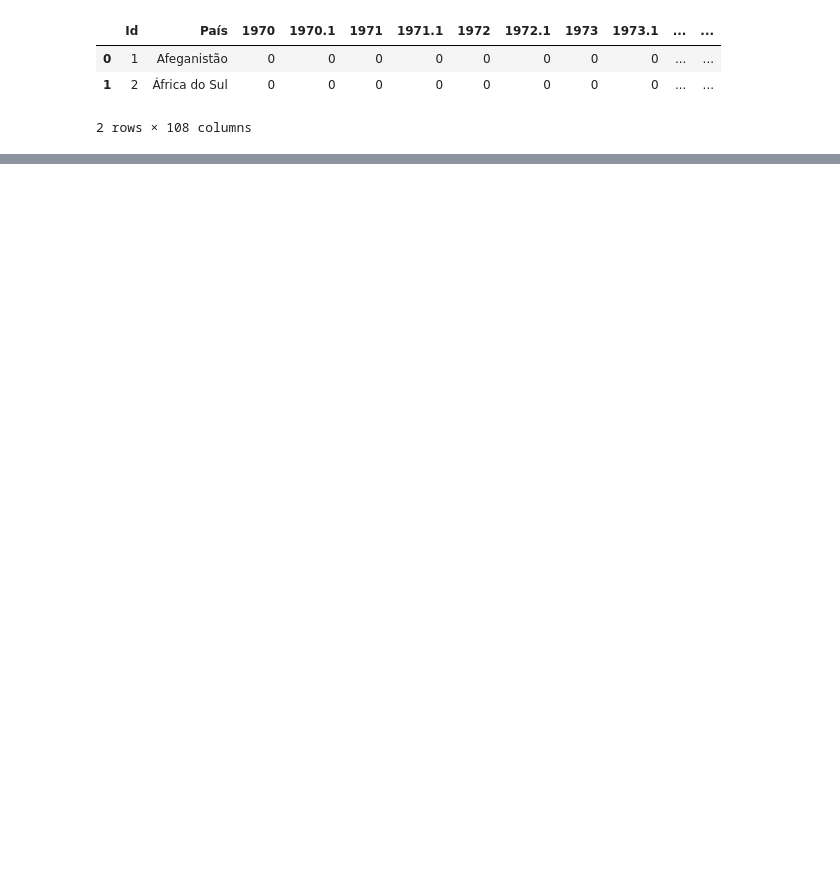
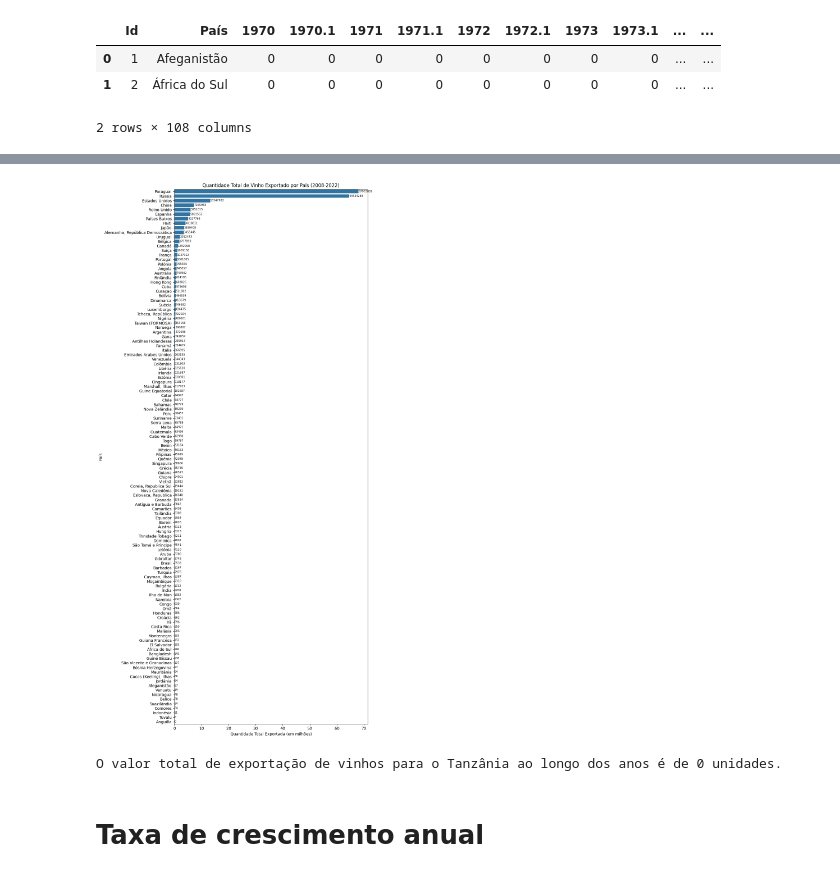
Before and after one commit to modelonulo/pos-fiap-ml, a Jupyter notebook: fase1_tech_challenge/camila_delduca_challange_fase1.ipynb, the cells around one changed output, grey strips where cells are left out. Cells and saved outputs as stored; diff of their text form; code cells hidden in the pictures; blank space fills up the shorter version.

Commit message:
adiciona analises tech challange

```diff
--- a/fase1_tech_challenge/camila_delduca_challange_fase1.ipynb
+++ b/fase1_tech_challenge/camila_delduca_challange_fase1.ipynb
@@ -30,0 +123,57 @@ data.head()
+# %%
+
+# Calcular a quantidade total de vinho exportado por país
+total_exportado_por_pais = data.drop(columns=["Id"]).groupby("País").sum().sum(axis=1)
+
+# Ordenar os resultados em ordem decrescente
+total_exportado_por_pais = total_exportado_por_pais.sort_values(ascending=False)
+
+# Configurar o tamanho do gráfico
+plt.figure(figsize=(10, 20))
+
+# Criar um gráfico de barras horizontal
+barplot = sns.barplot(y=total_exportado_por_pais.index, x=total_exportado_por_pais.values / 1_000_000)
+
+# Adicionar os valores absolutos ao lado das barras
+for index, value in enumerate(total_exportado_por_pais):
+    plt.text(value / 1_000_000, index, f'{value:.0f}', color='black', ha="left", va="center", fontsize = 7)
+
+# Ajustar os títulos e labels
+plt.title("Quantidade Total de Vinho Exportado por País (2008-2022)")
+plt.ylabel("País")
+plt.xlabel("Quantidade Total Exportada (em milhões)")
+
+# Ajustar o layout
+plt.tight_layout()
+
+# Mostrar o gráfico
+plt.show()
+# %% [output]
+[figure, added]
+# %%
+def total_exportacao_pais(data, pais):
+    """
+    Calcula o valor total de exportação de vinhos para um país específico ao longo dos anos.
+
+    :param data: DataFrame contendo os dados de exportação
+    :param pais: Nome do país para o qual calcular o total de exportação
+    :return: Valor total de exportação para o país especificado, ou uma mensagem de erro se o país não for encontrado
+    """
+    # Verificar se o país está no dataset
+    if pais not in data["País"].values:
+        return f"O país {pais} não foi encontrado no dataset."
+
+    # Filtrar os dados para o país especificado
+    data_pais = data[data["País"] == pais]
+
+    # Somar as quantidades de vinho exportadas para o país
+    total_exportacao = data_pais.iloc[:, 2:].sum().sum()
+
+    return f"O valor total de exportação de vinhos para o {pais} ao longo dos anos é de {total_exportacao} unidades."
+
+# Substitua 'Brasil' pelo país de seu interesse
+print(total_exportacao_pais(data, "Tanzânia"))
+# %% [output]
+O valor total de exportação de vinhos para o Tanzânia ao longo dos anos é de 0 unidades.
+# %% [markdown]
+# Taxa de crescimento anual
```
Also changed, not shown: parts of 20 cells of this notebook, 1 other file.
